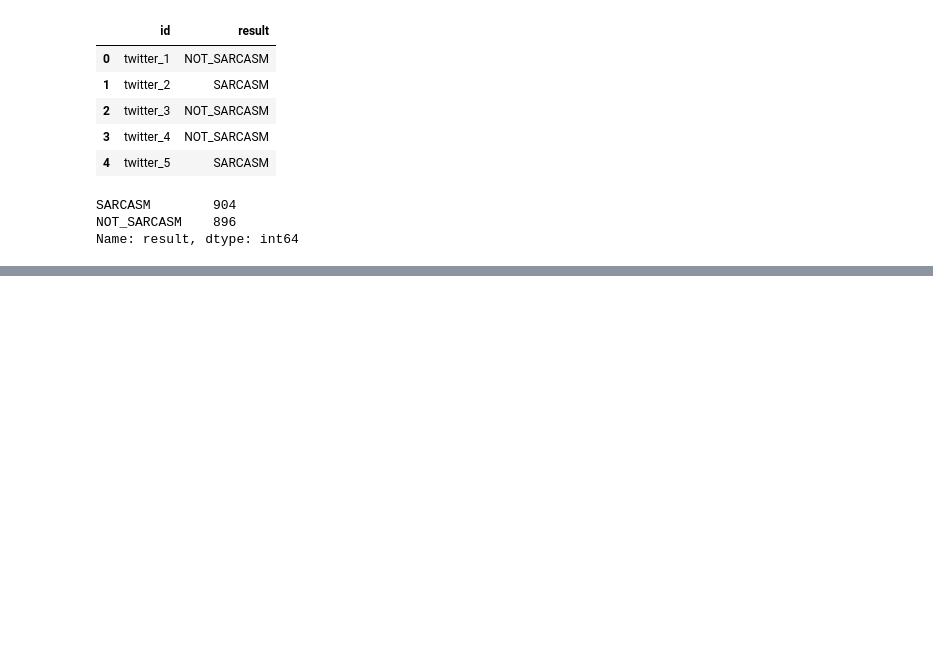
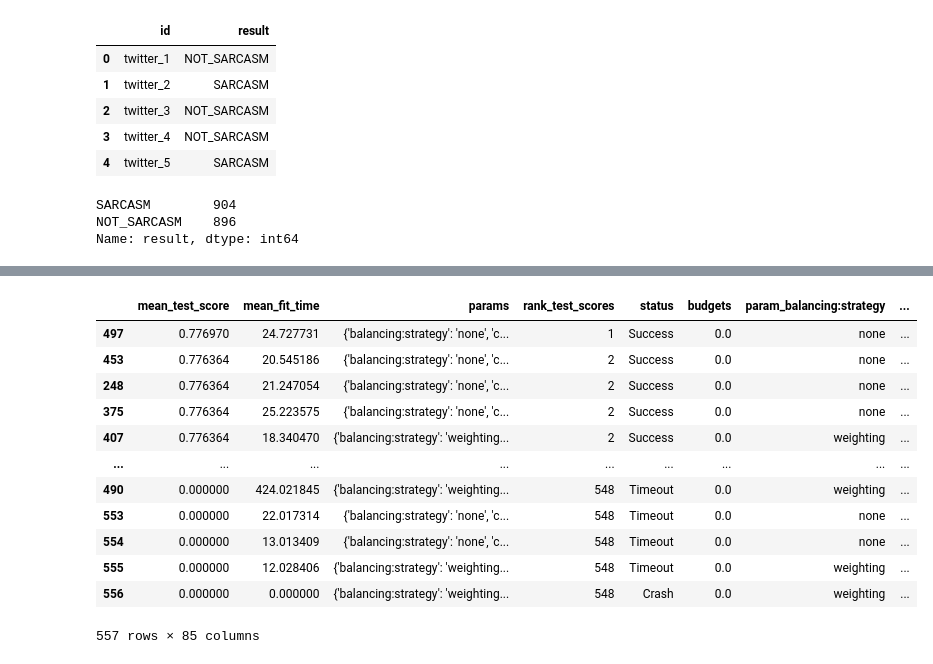
Before and after one commit to peterzukerman/Twitter-Sarcasm-Detection, a Jupyter notebook: sarcasm_classification.ipynb, the cells around one changed output, grey strips where cells are left out. Drawn from its saved outputs; the diff is of its cells as text; code cells hidden in the pictures; blank space fills up the shorter version.

Commit message:
Added results to the report

```diff
--- a/sarcasm_classification.ipynb
+++ b/sarcasm_classification.ipynb
@@ -189,0 +191,18 @@ Macro Avg precision: 0.6573184880454089, recall 0.774, F1 score 0.71083642008303
+# %%
+automl = Pipeline([
+    ('vect', CountVectorizer(strip_accents = 'unicode',
+                       stop_words = 'english',
+                       lowercase = True)),
+    ('tfidf', TfidfTransformer()),
+    ('clf', AutoSklearnClassifier(
+        time_left_for_this_task=3600,
+        memory_limit=24576,
+        tmp_folder='/Users/astrok/tmp/autosklearn_classification/sarcasm/tmp/',
+        output_folder='/Users/astrok/tmp/autosklearn_classification/sarcasm/out/',
+        include_preprocessors=["no_preprocessing", ],
+        resampling_strategy='cv',
+        resampling_strategy_arguments={'folds': 5},
+        n_jobs=-1,
+    )),
+])
+automl.fit(X, y)
@@ -189,0 +232,18 @@ Macro Avg precision: 0.6573184880454089, recall 0.774, F1 score 0.71083642008303
+# %%
+cv_res = pd.DataFrame(automl.steps[2][1].cv_results_)
+# %%
+cv_res.sort_values('mean_test_score', ascending=False)
+# %% [output]
+|  | mean_test_score | mean_fit_time | params | rank_test_scores | status | budgets | param_balancing:strategy | ... |
+| 497 | 0.776970 | 24.727731 | {'balancing:strategy': 'none', 'c... | 1 | Success | 0.0 | none | ... |
+| 453 | 0.776364 | 20.545186 | {'balancing:strategy': 'none', 'c... | 2 | Success | 0.0 | none | ... |
+| 248 | 0.776364 | 21.247054 | {'balancing:strategy': 'none', 'c... | 2 | Success | 0.0 | none | ... |
+| 375 | 0.776364 | 25.223575 | {'balancing:strategy': 'none', 'c... | 2 | Success | 0.0 | none | ... |
+| 407 | 0.776364 | 18.340470 | {'balancing:strategy': 'weighting... | 2 | Success | 0.0 | weighting | ... |
+| ... | ... | ... | ... | ... | ... | ... | ... | ... |
+| 490 | 0.000000 | 424.021845 | {'balancing:strategy': 'weighting... | 548 | Timeout | 0.0 | weighting | ... |
+| 553 | 0.000000 | 22.017314 | {'balancing:strategy': 'none', 'c... | 548 | Timeout | 0.0 | none | ... |
+| 554 | 0.000000 | 13.013409 | {'balancing:strategy': 'none', 'c... | 548 | Timeout | 0.0 | none | ... |
+| 555 | 0.000000 | 12.028406 | {'balancing:strategy': 'weighting... | 548 | Timeout | 0.0 | weighting | ... |
+| 556 | 0.000000 | 0.000000 | {'balancing:strategy': 'weighting... | 548 | Crash | 0.0 | weighting | ... |
+557 rows × 85 columns
```
Also changed, not shown: parts of 12 cells of this notebook, 2 other files.
